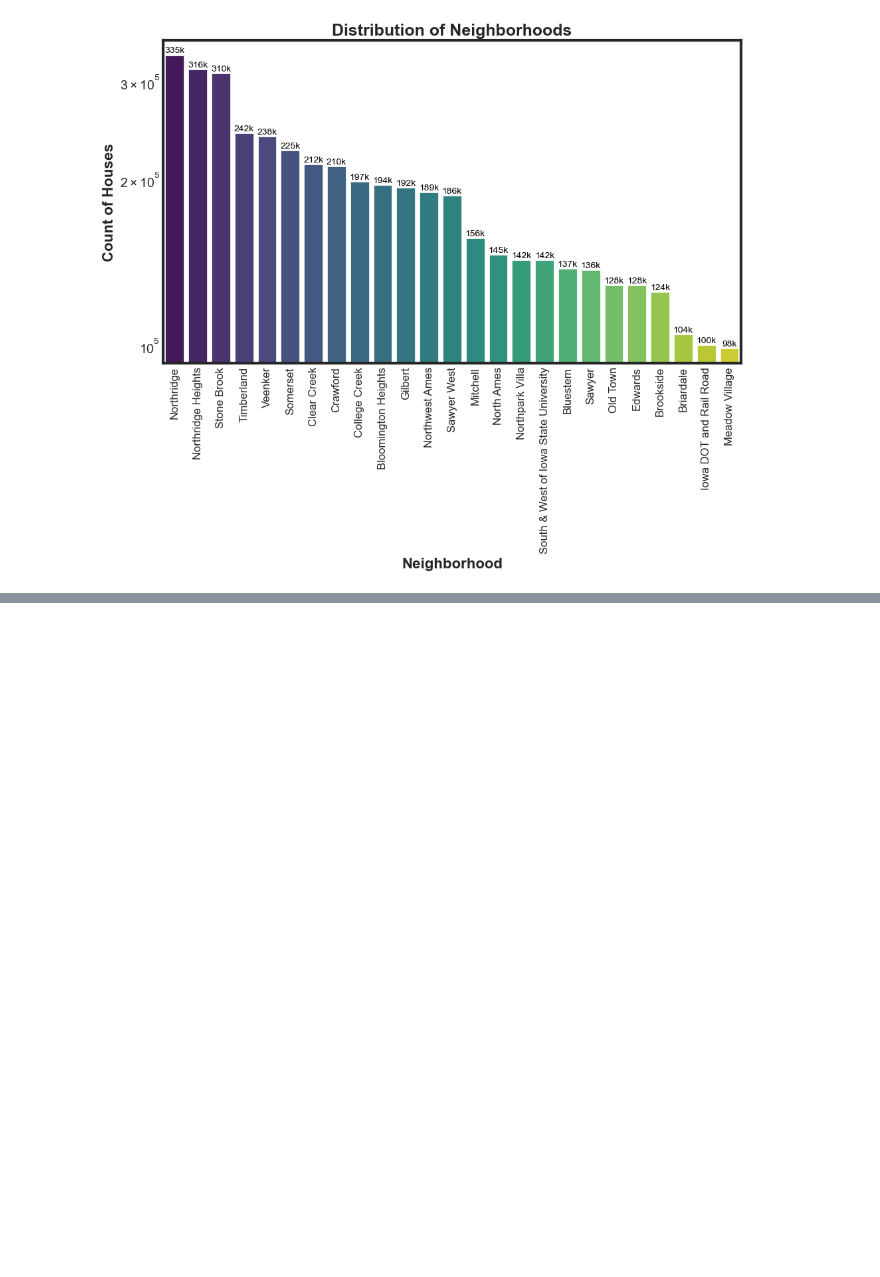
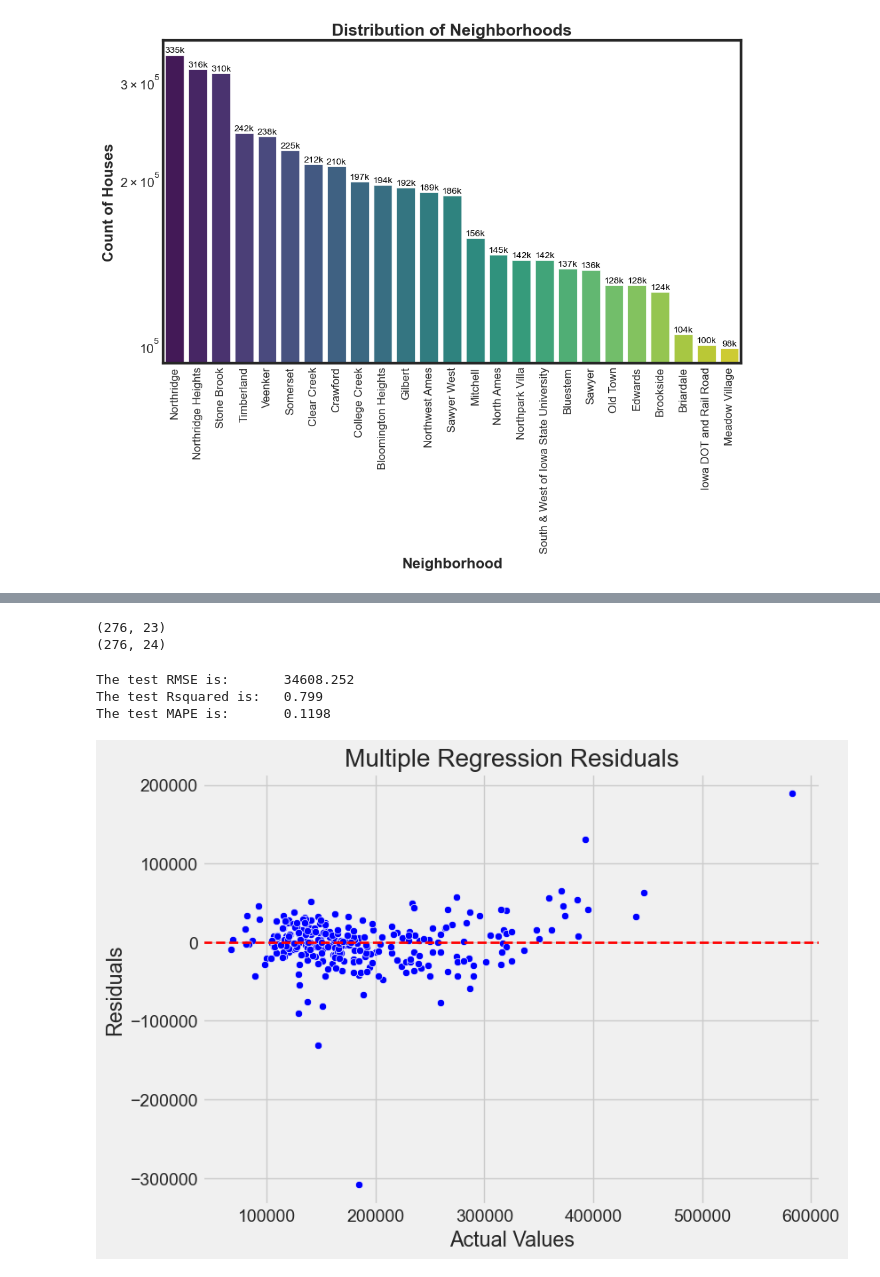
Before and after one commit to Spikes666/Data-Dive-4, a Jupyter notebook: main.ipynb, the cells around one changed output, grey strips where cells are left out. Saved outputs shown, nothing was run; the diff lists cells and outputs as text; code cells hidden in the pictures; blank space fills up the shorter version.

Commit message:
Committing some regression work.

```diff
--- a/main.ipynb
+++ b/main.ipynb
@@ -412,0 +498,27 @@ plt.show()
+# %%
+# Drop blank Garage year built
+# Drop rows where 'GarageYrBlt' is null
+df_no_categorical.dropna(subset=['GarageYrBlt'], inplace=True)
+# %%
+# Loop through columns and fill NaN values with the median value for each column
+
+for column_name, column in df_no_categorical.items():
+    if column.isna().any():  # Check if the column has any NaN values
+        median = column.median()
+        df_no_categorical[column_name].fillna(median, inplace=True)
+# %%
+X = df_no_categorical.drop('SalePrice', axis = 1) #keep features only for X
+y = df_no_categorical['SalePrice'] #keep target variable only for y
+X_train, X_test, y_train, y_test = train_test_split(X, y, test_size = 0.2, random_state = 42)
+# %%
+sc = StandardScaler()
+# fit the data i.e. calculate the mean and sd of each column of X_train
+sc.fit(X_train)
+
+#transform the train data
+X_train_sc = sc.transform(X_train)
+X_train_sc = pd.DataFrame(X_train_sc, columns=X_train.columns)
+
+#transform the test data
+X_test_sc = sc.transform(X_test)
+X_test_sc = pd.DataFrame(X_test_sc, columns=X_test.columns)
@@ -412,0 +679,8 @@ plt.show()
+# %%
+X_test_new = X_test_sc[stat_sig_Pred]
+print(X_test_new.shape)
+X_test_new = sm.add_constant(X_test_sc[stat_sig_Pred])
+print(X_test_new.shape)
+# %% [output]
+(276, 23)
+(276, 24)
@@ -412,0 +699,33 @@ plt.show()
+# %%
+test_mse = mean_squared_error(y_test, y_hat_test)
+test_rmse = np.sqrt(test_mse)
+test_mae = mean_absolute_error(y_test, y_hat_test)
+test_r_squared = r2_score(y_test, y_hat_test)
+test_mape = mean_absolute_percentage_error(y_test, y_hat_test)
+
+r_squared_linear_reg = test_r_squared
+
+print(f'The test RMSE is:\t{round(test_rmse, 3)}')
+print(f'The test Rsquared is:\t{round(test_r_squared, 4)}')
+print(f'The test MAPE is:\t{round(test_mape, 4)}')
+# %% [output]
+The test RMSE is:       34608.252
+The test Rsquared is:   0.799
+The test MAPE is:       0.1198
+# %%
+# Calculate the residuals
+model = LinearRegression()
+model.fit(X_train, y_train)
+
+residuals = y_test - model.predict(X_test)
+
+# Plot the residuals
+plt.figure(figsize=(8, 6))
+sns.scatterplot(x=y_test, y=residuals, color='blue')
+plt.axhline(y=0, color='red', linestyle='--', linewidth=2)  # Add a horizontal line at y=0
+plt.title('Multiple Regression Residuals')
+plt.xlabel('Actual Values')
+plt.ylabel('Residuals')
+plt.show()
+# %% [output]
+[figure, added]
```
Also changed, not shown: parts of 18 cells of this notebook.
